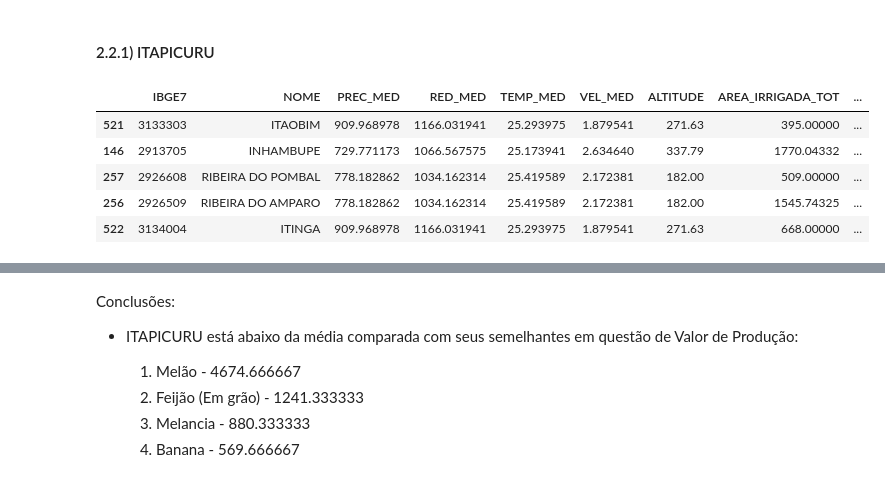
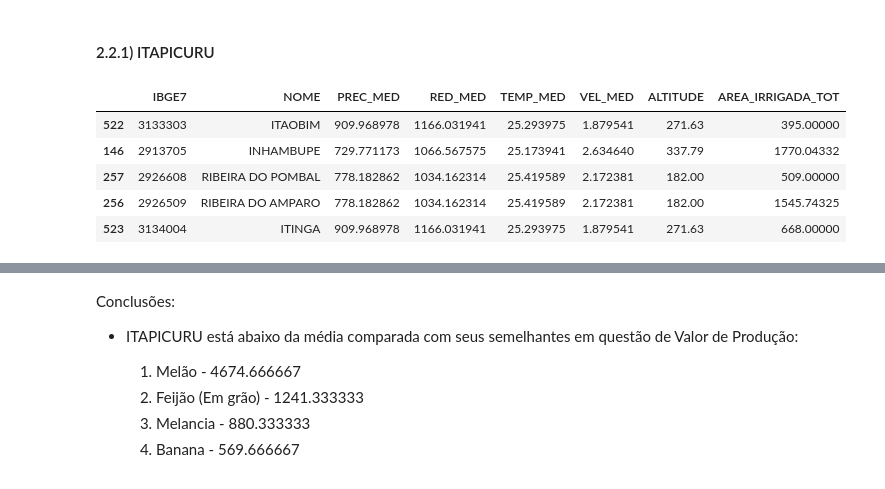
Before and after one commit to caiosoter/BCG2023, a Jupyter notebook: Notebooks/Modelagem_preditiva.ipynb, the cells around one changed output, grey strips where cells are left out. Saved outputs shown, nothing was run; the diff lists cells and outputs as text; code cells hidden in the pictures.

```diff
--- a/Notebooks/Modelagem_preditiva.ipynb
+++ b/Notebooks/Modelagem_preditiva.ipynb
@@ -78,11 +147,14 @@ df_classificador = df_classificador.merge(df_solo_esparsa, how="inner", on="IBGE
+# %%
+# Dados orgnizados:
+df_classificador = dataset_recomendacao()
 # %% [markdown]
 ## 2) Identificar vizinhos Lógicos utilizando Nearest Neighbours
 # %% [markdown]
 ### 2.1) Pré-processamento
 # %%
-X = df_classificador.drop(columns=["IBGE7", "NOME", "PRODUTO_MAIOR_VALOR"])
+X = df_classificador.drop(columns=["IBGE7", "NOME"])
 # %%
-cat_columns = df_solo["SOLO"].unique()
+cat_columns = [i for i in X.columns if i in X.iloc[:, 6:].columns]
 colunas_num = [i for i in X.columns if i not in cat_columns]
 colunas_log = [i for i in X.columns if (i not in cat_columns)&(i not in ["LATITUDE", "LONGITUDE"])]
 # %%
@@ -131,16 +213,16 @@ distancias_corrigidas = distance[index_nn][1:]
 neighbours_indices_corrigidos = neighbours_indices[index_nn][1:]
 # %%
 # Vizinhos lógicos de ITAPICURU:
-colunas_avaliadoras = ["IBGE7","NOME"] + colunas_num + ["PRODUTO_MAIOR_VALOR"]
+colunas_avaliadoras = ["IBGE7","NOME"] + colunas_num
 vizinhos = df_classificador.iloc[neighbours_indices_corrigidos][colunas_avaliadoras]
 vizinhos
 # %% [output]
-|  | IBGE7 | NOME | PREC_MED | RED_MED | TEMP_MED | VEL_MED | ALTITUDE | AREA_IRRIGADA_TOT | ... |
-| 521 | 3133303 | ITAOBIM | 909.968978 | 1166.031941 | 25.293975 | 1.879541 | 271.63 | 395.00000 | ... |
-| 146 | 2913705 | INHAMBUPE | 729.771173 | 1066.567575 | 25.173941 | 2.634640 | 337.79 | 1770.04332 | ... |
-| 257 | 2926608 | RIBEIRA DO POMBAL | 778.182862 | 1034.162314 | 25.419589 | 2.172381 | 182.00 | 509.00000 | ... |
-| 256 | 2926509 | RIBEIRA DO AMPARO | 778.182862 | 1034.162314 | 25.419589 | 2.172381 | 182.00 | 1545.74325 | ... |
-| 522 | 3134004 | ITINGA | 909.968978 | 1166.031941 | 25.293975 | 1.879541 | 271.63 | 668.00000 | ... |
+|  | IBGE7 | NOME | PREC_MED | RED_MED | TEMP_MED | VEL_MED | ALTITUDE | AREA_IRRIGADA_TOT |
+| 522 | 3133303 | ITAOBIM | 909.968978 | 1166.031941 | 25.293975 | 1.879541 | 271.63 | 395.00000 |
+| 146 | 2913705 | INHAMBUPE | 729.771173 | 1066.567575 | 25.173941 | 2.634640 | 337.79 | 1770.04332 |
+| 257 | 2926608 | RIBEIRA DO POMBAL | 778.182862 | 1034.162314 | 25.419589 | 2.172381 | 182.00 | 509.00000 |
+| 256 | 2926509 | RIBEIRA DO AMPARO | 778.182862 | 1034.162314 | 25.419589 | 2.172381 | 182.00 | 1545.74325 |
+| 523 | 3134004 | ITINGA | 909.968978 | 1166.031941 | 25.293975 | 1.879541 | 271.63 | 668.00000 |
 # %%
 # Calculo do Valor da Produção por área plantada para avaliar se há subexploração:
 df_produto_agricola["VALOR_POR_AREA_PLANTADA"] = df_produto_agricola["VALOR_PROD"] / df_produto_agricola["AREA_PLANTADA"]
```
Also changed, not shown: parts of 17 cells of this notebook, 2 other files.
